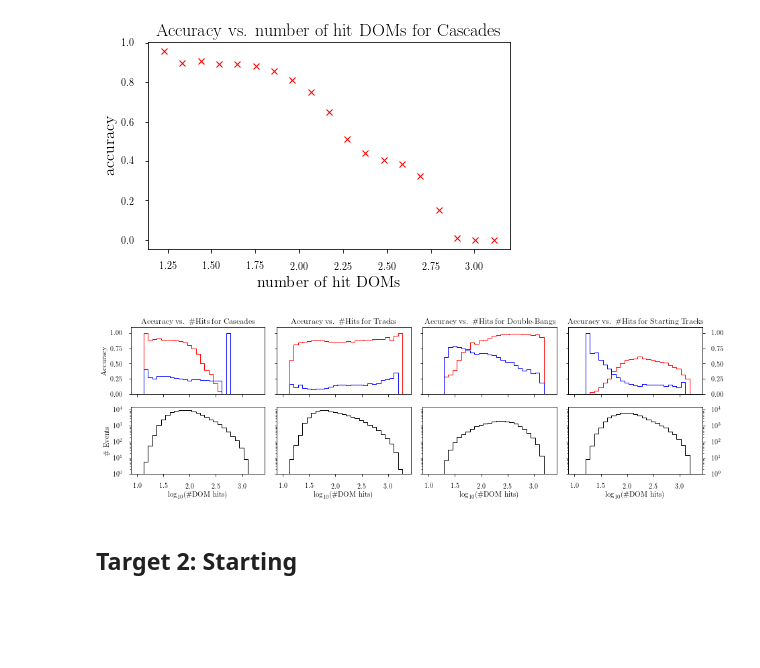
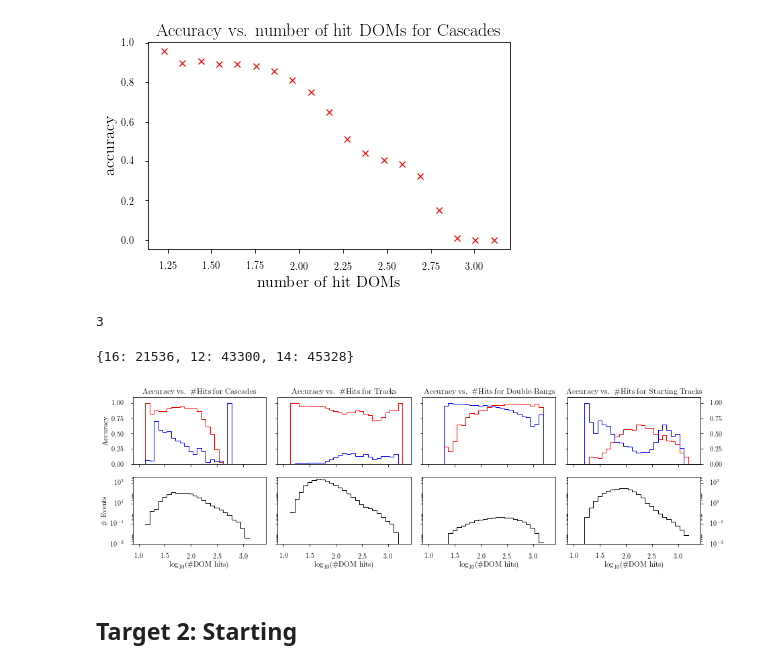
Before and after one commit to tglauch/DeepIceLearning, a Jupyter notebook: notebooks/NN_Anaalysis_4Types.ipynb, the cells around one changed output. Cells and saved outputs as stored; diff of their text form; code cells hidden in the pictures; blank space fills up the shorter version.

```diff
--- a/notebooks/NN_Anaalysis_4Types.ipynb
+++ b/notebooks/NN_Anaalysis_4Types.ipynb
@@ -324,0 +357,6 @@ tau_decay_length = np.array(tau_decay_length)
+# %%
+wdict = {0:3, 1:1, 2:3, 3:6, 4:1, 5:30, 6:1, 7:1, 8:1, 9:1}
+clen = dict()
+for ev_type in [12, 14, 16]:
+    clen[ev_type] = np.sum([len(np.where(np.abs(ptype[class_label==key])==ev_type)[0])/wdict[key] for key in wdict.keys()])
+print clen
@@ -324,0 +392,3 @@ tau_decay_length = np.array(tau_decay_length)
+# %%
+w1, w2, w3 = calc_weights(predictions_mctrue["reco_vals"][:sample_len])
+tot_weight = w1 + w2 + w3
@@ -354,14 +440,36 @@ fig.savefig('./out/confusion_matrix.png',dpi=300)
 acc_vs_hitDOMs_plot(pred_label_1[true_label_1 ==0], 0, np.log10(hitDOMs[true_label_1 == 0]), "Accuracy vs. number of hit DOMs for Cascades", 20)
 # %% [output]
 [figure]
+# %%
+print np.max(all_pred)
+# %% [output]
+3
 # %%
 energy_dic = {'arr' : np.log10(energy), 'xbins' : np.linspace(1, 8, 30), 'title':'Energy',
-            'xlabel': r'$\log_{10}$(E) [GeV]' , 'name' : 'energy'}
+              'xlabel': r'$\log_{10}$(E) [GeV]' , 'name' : 'energy'}
 hits_dic = {'arr' : np.log10(IC_hitDOMs), 'xbins' : np.linspace(1, 3.4, 30), 'title': '\#Hits',
-          'xlabel': r'$\log_{10}$(\#DOM hits)', 'name': 'hits'}
+            'xlabel': r'$\log_{10}$(\#DOM hits)', 'name': 'hits'}
 
+
+flux_weight = True
 which = hits_dic # <--------Set this one
+add_mask = add_mask = ~((class_label > 0.8) & (class_label==3) & (all_pred==0))
+add_str = 'strack_y_0.8_cut'
 
+if flux_weight:
+    atm_w, prompt_w, astro_w = calc_weights(predictions_mctrue["reco_vals"][:sample_len])
+    tot_weight = (atm_w + prompt_w + astro_w)*np.pi*1e7
+    add_str += 'flux_weight_'
+
+else:
+    tot_weight=np.ones(len(all_pred))
+    add_str += 'no_weight_'
+
+
+add_str += which['name']+'_'
+
+if add_mask == []:
+    add_mask = np.array([True]*len(tot_weight))
 
 fig1 = plt.figure(figsize=(2*1.618*4.07, 4.07))
 
@@ -369,7 +477,7 @@ ax1 = plt.subplot2grid((2, 4), (0, 0))
 ax1 = acc_vs_quantity_plot(all_pred, true_label_1, 0,
                          which['arr'],
                          r"Accuracy vs. {} for Cascades".format(which['title']),
-                         which['xbins'], ax1)
+                         which['xbins'], ax1, weights=tot_weight, add_mask = add_mask)
 ax1.set_xticklabels([])
 ax1.set_ylabel('Accuracy')
 
@@ -377,21 +485,21 @@ ax2 = plt.subplot2grid((2, 4), (0, 1))
 ax2 = acc_vs_quantity_plot(all_pred, true_label_1, 1,
                          which['arr'],
                          r"Accuracy vs. {} for Tracks".format(which['title']),
-                         which['xbins'], ax2)
+                         which['xbins'], ax2, weights=tot_weight)
 ax2.set_xticklabels([])
 ax2.set_yticklabels([])
 
 ax3 = plt.subplot2grid((2, 4), (0, 2))
 ax3 = acc_vs_quantity_plot(all_pred, true_label_1, 2,
                          which['arr'], r"Accuracy vs. {} for Double-Bangs".format(which['title']),
-                         which['xbins'], ax3)
+                         which['xbins'], ax3, weights=tot_weight)
 ax3.set_xticklabels([])
 ax3.set_yticklabels([])
 
 ax31 = plt.subplot2grid((2, 4), (0, 3))
 ax31 = acc_vs_quantity_plot(all_pred, true_label_1, 3,
                           which['arr'], r"Accuracy vs. {} for Starting Tracks".format(which['title']),
-                          which['xbins'], ax31)
+                          which['xbins'], ax31,weights=tot_weight)
 ax31.set_xticklabels([])
 ax31.set_yticklabels([])
 ax31_2 = ax31.twinx()
@@ -399,47 +507,55 @@ ax31_2.set_ylim(ax31.get_ylim())
 
 ax4 = plt.subplot2grid((2, 4), (1, 0))
 max_vals = []
-valsAll = np.histogram(which['arr'][true_label_1 == 0], bins=which['xbins'])[0]
+mask = (true_label_1 == 0)
+valsAll = np.histogram(which['arr'][mask], bins=which['xbins'],
+                       weights=tot_weight[mask])[0]
 max_vals.append(np.max(valsAll))
 ax4.semilogy(which['xbins'][:-1], valsAll, drawstyle = 'steps-mid', color='k')
-# ax4.set_title("Statistic of Cascades vs. Energy")
 ax4.set_xlabel(which['xlabel'])
 ax4.set_ylabel(r'\# Events')
 
 ax5 = plt.subplot2grid((2, 4), (1, 1))
-valsAll = np.histogram(which['arr'][true_label_1 == 1], bins=which['xbins'])[0]
+mask = (true_label_1 == 1)
+valsAll = np.histogram(which['arr'][mask], bins=which['xbins'],
+                      weights=tot_weight[mask])[0]
 ax5.semilogy(which['xbins'][:-1], valsAll, drawstyle = 'steps-mid', color='k')
 ax5.set_xlabel(which['xlabel'])
 max_vals.append(np.max(valsAll))
 ax5.set_yticklabels([])
 
 ax6 = plt.subplot2grid((2, 4), (1, 2))
-valsAll = np.histogram(which['arr'][true_label_1 == 2], bins=which['xbins'])[0]
+mask = (true_label_1 == 2)
+valsAll = np.histogram(which['arr'][mask], bins=which['xbins'],
+                      weights=tot_weight[mask])[0]
 ax6.semilogy(which['xbins'][:-1], valsAll, drawstyle = 'steps-mid', color='k')
 ax6.set_xlabel(which['xlabel'])
 ax6.set_yticklabels([])
 max_vals.append(np.max(valsAll))
 
 ax61 = plt.subplot2grid((2, 4), (1, 3))
-valsAll = np.histogram(which['arr'][true_label_1 == 3], bins=which['xbins'])[0]
+mask = (true_label_1 == 3)
+valsAll = np.histogram(which['arr'][mask], bins=which['xbins'],
+                      weights=tot_weight[mask])[0]
 ax61.semilogy(which['xbins'][:-1], valsAll, drawstyle = 'steps-mid', color='k')
 ax61.set_xlabel(which['xlabel'])
 ax61.set_yticklabels([])
 max_vals.append(np.max(valsAll))
 
-ax4.set_ylim(1, 1.5*np.max(max_vals))
-ax5.set_ylim(1, 1.5*np.max(max_vals))
-ax6.set_ylim(1, 1.5*np.max(max_vals))
-ax61.set_ylim(1, 1.5*np.max(max_vals))
+ax4.set_ylim(0.001, 1.5*np.max(max_vals))
+ax5.set_ylim(0.001, 1.5*np.max(max_vals))
+ax6.set_ylim(0.001, 1.5*np.max(max_vals))
+ax61.set_ylim(0.001, 1.5*np.max(max_vals))
 ax61_2 = ax61.twinx()
 ax61_2.set_ylim(ax61.get_ylim())
 ax61_2.set_yscale('log')
 plt.tight_layout()
 fig1.subplots_adjust(wspace=0.0, hspace=0.0)
-fig1.savefig('./out/accuracy_{}.pdf'.format(which['name']))
+fig1.savefig('./out/accuracy_{}.pdf'.format(add_str))
 plt.show()
 # %% [output]
+{16: 21536, 12: 43300, 14: 45328}
-[figure, old version]
+[figure, new version]
 # %% [markdown]
 ## Target 2: Starting
 # %%
```
Also changed, not shown: parts of 16 cells of this notebook.
